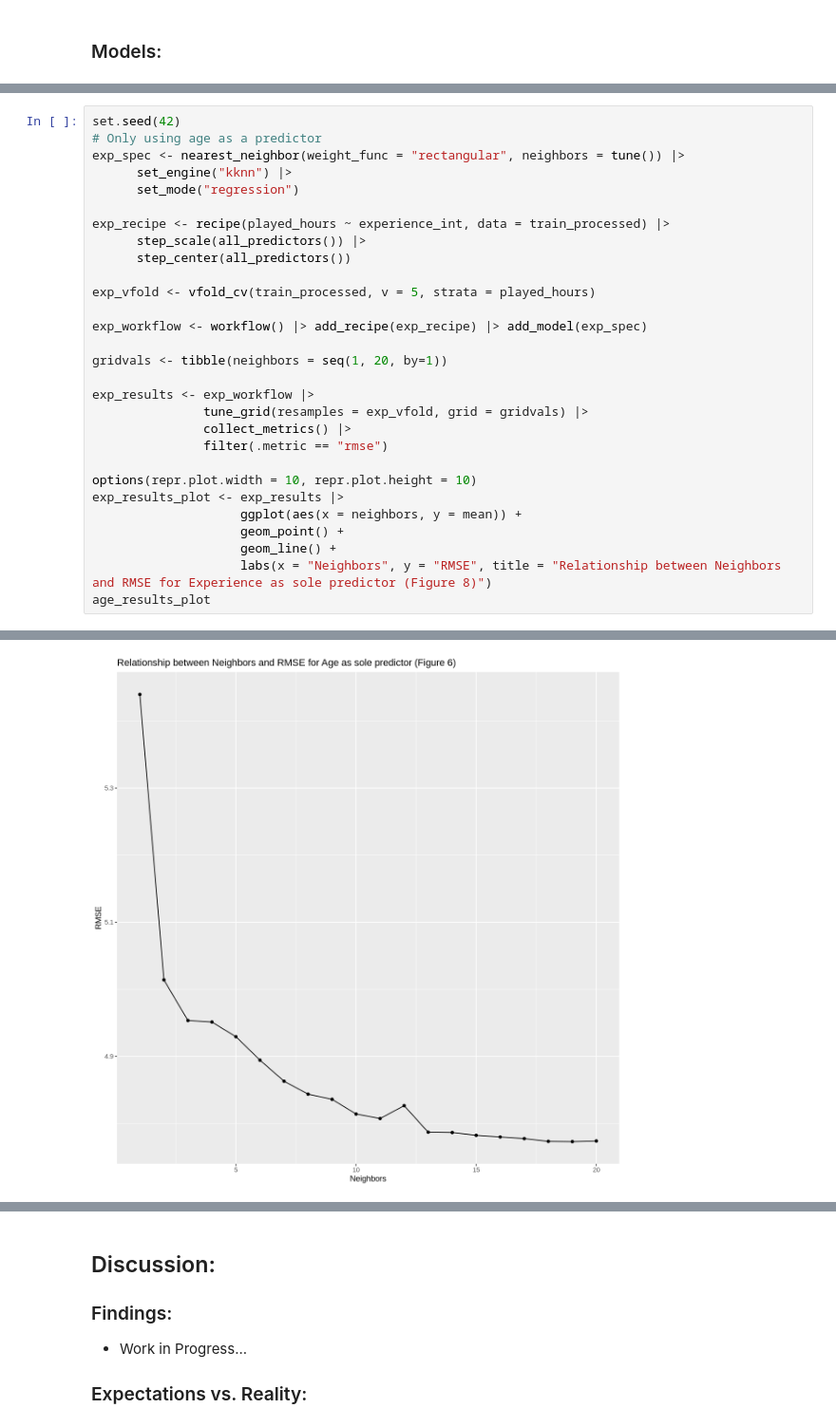
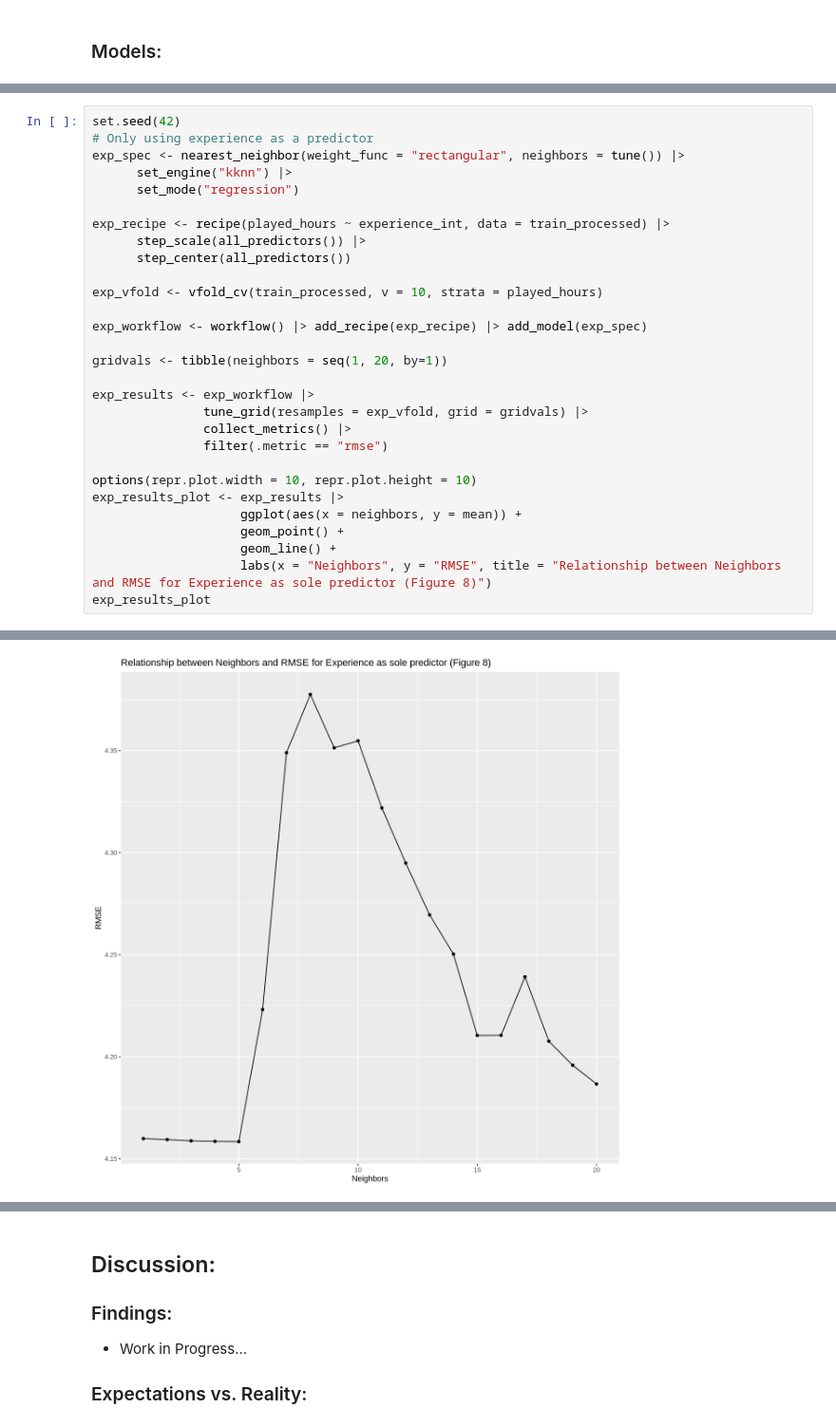
Before and after one commit to Andrewhli06/final_dsci_100_project, a Jupyter notebook: DSCI100FinProj.ipynb, the cells around one changed output, grey strips where cells are left out. Shown at 95% size. Cells and saved outputs as stored; diff of their text form.

Commit message:
All models should be complete, graphs should be fine

```diff
--- a/DSCI100FinProj.ipynb
+++ b/DSCI100FinProj.ipynb
@@ -334,6 +339,6 @@ age_plot
 # %%
 set.seed(42)
-# Only using age as a predictor
+# Only using experience as a predictor
 exp_spec <- nearest_neighbor(weight_func = "rectangular", neighbors = tune()) |>
       set_engine("kknn") |>
       set_mode("regression")
@@ -342,7 +347,7 @@ exp_recipe <- recipe(played_hours ~ experience_int, data = train_processed) |>
       step_scale(all_predictors()) |>
       step_center(all_predictors())
 
-exp_vfold <- vfold_cv(train_processed, v = 5, strata = played_hours)
+exp_vfold <- vfold_cv(train_processed, v = 10, strata = played_hours)
 
 exp_workflow <- workflow() |> add_recipe(exp_recipe) |> add_model(exp_spec)
 
@@ -359,7 +364,7 @@ exp_results_plot <- exp_results |>
                     geom_point() +
                     geom_line() +
                     labs(x = "Neighbors", y = "RMSE", title = "Relationship between Neighbors and RMSE for Experience as sole predictor (Figure 8)")
-age_results_plot
+exp_results_plot
 # %% [output]
 → A | warning: A correlation computation is required, but `estimate` is constant and has 0
                standard deviation, resulting in a divide by 0 error. `NA` will be returned.
@@ -370,2 +375,2 @@ There were issues with some computations   A: x1
-[figure, old version]
+[figure, new version]
 # %%
```
Also changed, not shown: parts of 9 cells of this notebook.
